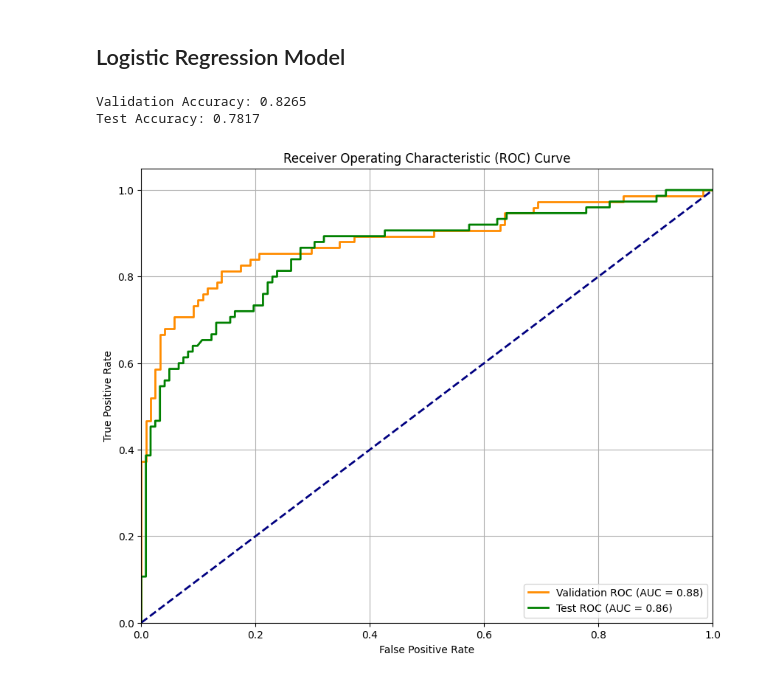
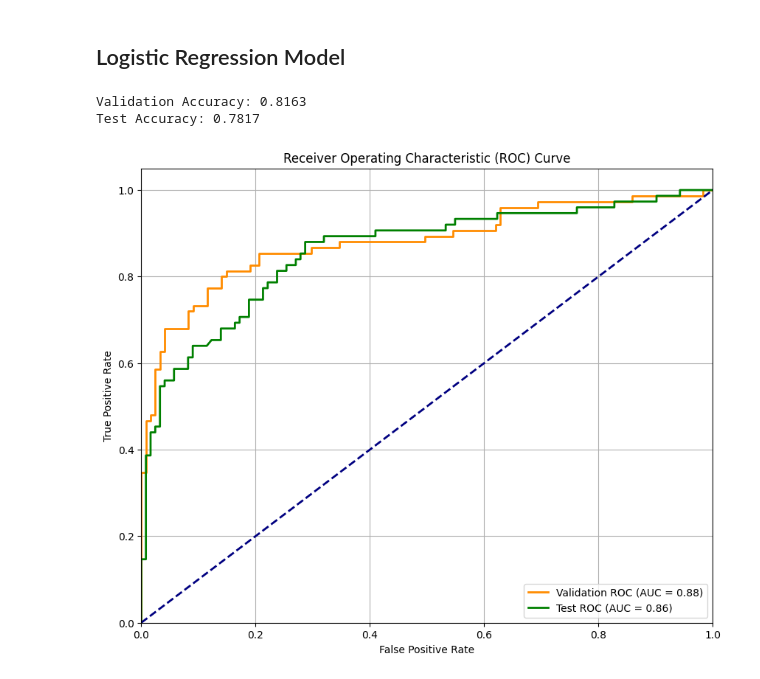
Before and after one commit to Ilincalink/ML-fundamentals-2025, a Jupyter notebook: assignment_1_ilinca_corbu[corbu].ipynb, the cells around one changed output. Saved outputs shown, nothing was run; the diff lists cells and outputs as text; code cells hidden in the pictures.

```diff
--- a/assignment_1_ilinca_corbu[corbu].ipynb
+++ b/assignment_1_ilinca_corbu[corbu].ipynb
@@ -575,6 +576,9 @@ print(f"Selected features after variance threshold: {selected_features_variance}
 
 X_train_resampled_selected_df = pd.DataFrame(X_train_resampled_selected, columns=selected_features_variance)
 print(f"X_train_resampled_selected_df shape: {X_train_resampled_selected_df.shape}")
+
+X_val_selected = X_val[selected_features_variance]
+X_test_selected = X_test[selected_features_variance]
 # %% [output]
 Selected features after variance threshold: Index(['pclass', 'age', 'sibsp', 'parch', 'fare', 'sex_male', 'embarked_S'], dtype='object')
 X_train_resampled_selected_df shape: (1132, 7)
@@ -607,35 +611,43 @@ I believe removing features with low variance and high correlation is done after
 # %% [markdown]
 ## Logistic Regression Model
 # %%
+# Train the logistic regression model
+model = LogisticRegression(random_state=42)
+model.fit(X_train_selected_df, y_train_resampled)
+
+# Make predictions
+y_val_pred = model.predict_proba(X_val_selected)[:, 1]
+y_test_pred = model.predict_proba(X_test_selected)[:, 1]
+
 y_val_pred_binary = (y_val_pred >= 0.5).astype(int)
 y_test_pred_binary = (y_test_pred >= 0.5).astype(int)
 
 val_accuracy = accuracy_score(y_val, y_val_pred_binary)
 test_accuracy = accuracy_score(y_test, y_test_pred_binary)
 
 print(f"Validation Accuracy: {val_accuracy:.4f}")
 print(f"Test Accuracy: {test_accuracy:.4f}")
 
 fpr_val, tpr_val, _ = roc_curve(y_val, y_val_pred)
 roc_auc_val = auc(fpr_val, tpr_val)
 
 fpr_test, tpr_test, _ = roc_curve(y_test, y_test_pred)
 roc_auc_test = auc(fpr_test, tpr_test)
 
 # Plotting the ROC curves
 plt.figure(figsize=(10, 8))
 plt.plot(fpr_val, tpr_val, color='darkorange', lw=2, label=f'Validation ROC (AUC = {roc_auc_val:.2f})')
 plt.plot(fpr_test, tpr_test, color='green', lw=2, label=f'Test ROC (AUC = {roc_auc_test:.2f})')
 plt.plot([0, 1], [0, 1], color='navy', lw=2, linestyle='--')
 plt.xlim([0.0, 1.0])
 plt.ylim([0.0, 1.05])
 plt.xlabel('False Positive Rate')
 plt.ylabel('True Positive Rate')
 plt.title('Receiver Operating Characteristic (ROC) Curve')
 plt.legend(loc="lower right")
 plt.grid(True)
 plt.show()
 # %% [output]
-Validation Accuracy: 0.8265
+Validation Accuracy: 0.8163
 Test Accuracy: 0.7817
-[figure, old version]
+[figure, new version]
```
Also changed, not shown: parts of 3 cells of this notebook.
